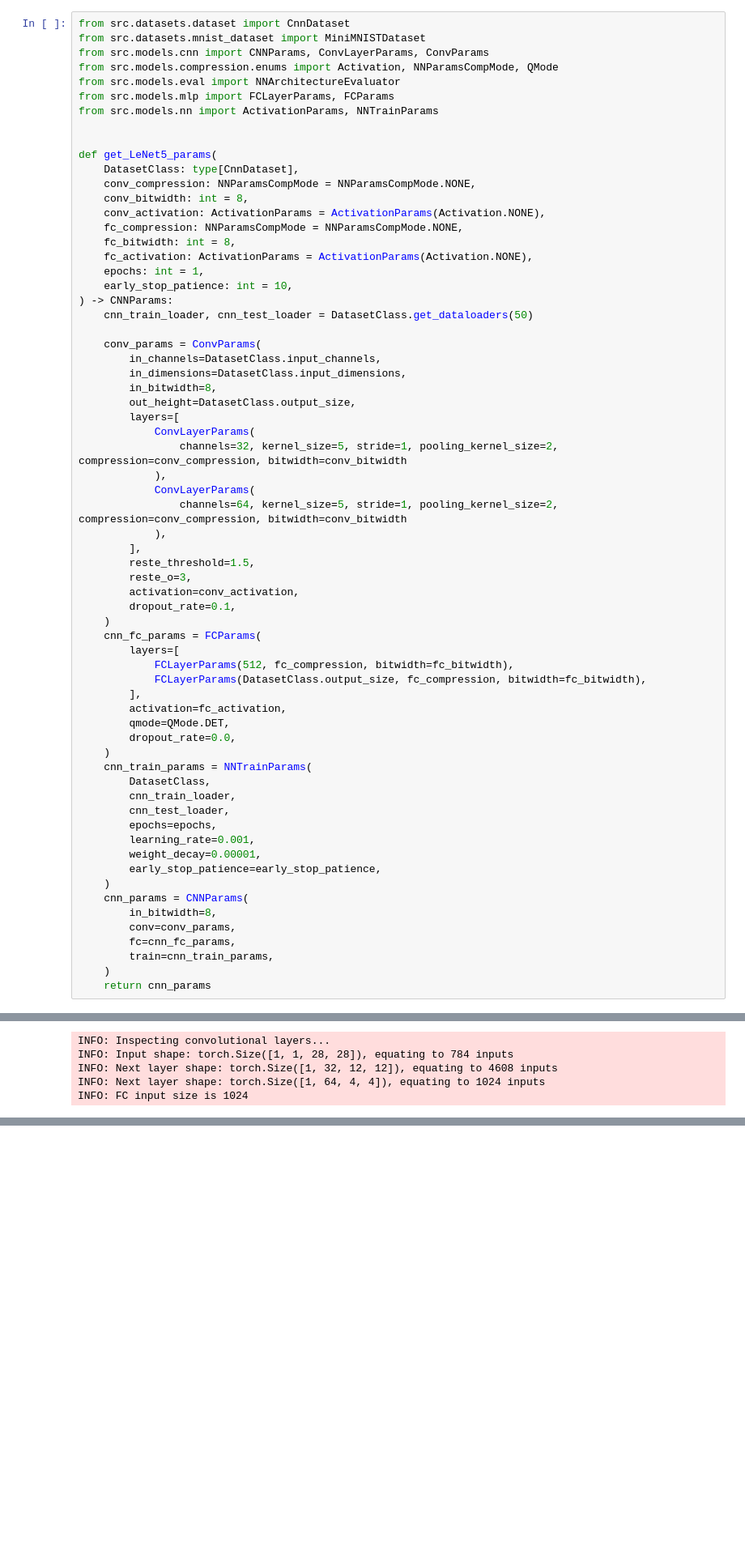
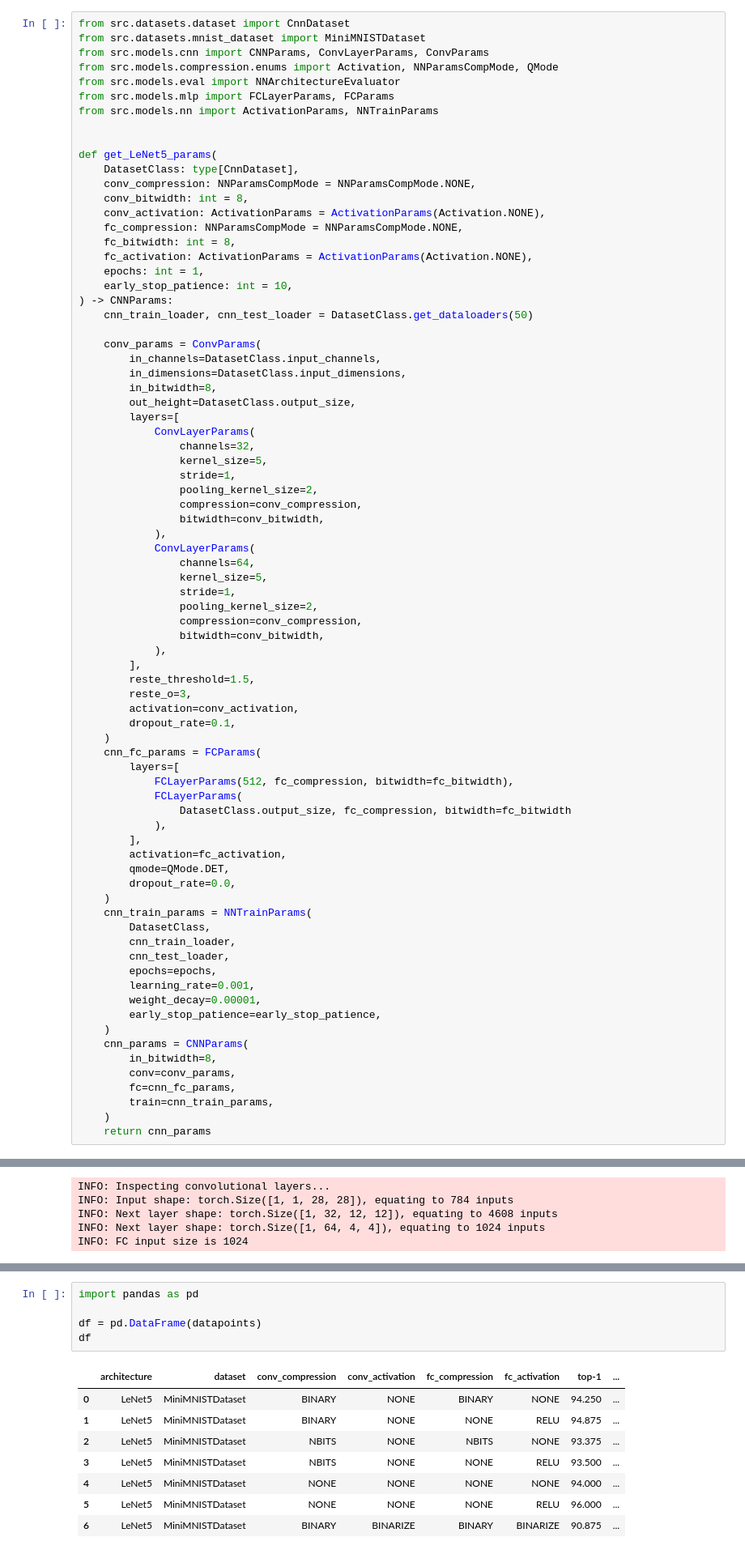
Before and after one commit to DiceNameIsMy/neural-networks-compression, a Jupyter notebook: src/notebooks/experiment1.ipynb, the cells around one changed output, grey strips where cells are left out. Shown at 81% size. Saved outputs shown, nothing was run; the diff lists cells and outputs as text; blank space fills up the shorter version.

```diff
--- a/src/notebooks/experiment1.ipynb
+++ b/src/notebooks/experiment1.ipynb
@@ -37,10 +37,20 @@ def get_LeNet5_params(
         out_height=DatasetClass.output_size,
         layers=[
             ConvLayerParams(
-                channels=32, kernel_size=5, stride=1, pooling_kernel_size=2, compression=conv_compression, bitwidth=conv_bitwidth
+                channels=32,
+                kernel_size=5,
+                stride=1,
+                pooling_kernel_size=2,
+                compression=conv_compression,
+                bitwidth=conv_bitwidth,
             ),
             ConvLayerParams(
-                channels=64, kernel_size=5, stride=1, pooling_kernel_size=2, compression=conv_compression, bitwidth=conv_bitwidth
+                channels=64,
+                kernel_size=5,
+                stride=1,
+                pooling_kernel_size=2,
+                compression=conv_compression,
+                bitwidth=conv_bitwidth,
             ),
         ],
         reste_threshold=1.5,
@@ -51,7 +61,9 @@ def get_LeNet5_params(
     cnn_fc_params = FCParams(
         layers=[
             FCLayerParams(512, fc_compression, bitwidth=fc_bitwidth),
-            FCLayerParams(DatasetClass.output_size, fc_compression, bitwidth=fc_bitwidth),
+            FCLayerParams(
+                DatasetClass.output_size, fc_compression, bitwidth=fc_bitwidth
+            ),
         ],
         activation=fc_activation,
         qmode=QMode.DET,
@@ -273,0 +216,14 @@ DEBUG: locator: <matplotlib.ticker.AutoLocator object at 0x...>
+# %%
+import pandas as pd
+
+df = pd.DataFrame(datapoints)
+df
+# %% [output]
+|  | architecture | dataset | conv_compression | conv_activation | fc_compression | fc_activation | top-1 | ... |
+| 0 | LeNet5 | MiniMNISTDataset | BINARY | NONE | BINARY | NONE | 94.250 | ... |
+| 1 | LeNet5 | MiniMNISTDataset | BINARY | NONE | NONE | RELU | 94.875 | ... |
+| 2 | LeNet5 | MiniMNISTDataset | NBITS | NONE | NBITS | NONE | 93.375 | ... |
+| 3 | LeNet5 | MiniMNISTDataset | NBITS | NONE | NONE | RELU | 93.500 | ... |
+| 4 | LeNet5 | MiniMNISTDataset | NONE | NONE | NONE | NONE | 94.000 | ... |
+| 5 | LeNet5 | MiniMNISTDataset | NONE | NONE | NONE | RELU | 96.000 | ... |
+| 6 | LeNet5 | MiniMNISTDataset | BINARY | BINARIZE | BINARY | BINARIZE | 90.875 | ... |
```
Also changed, not shown: parts of 7 cells of this notebook, 2 other files.
